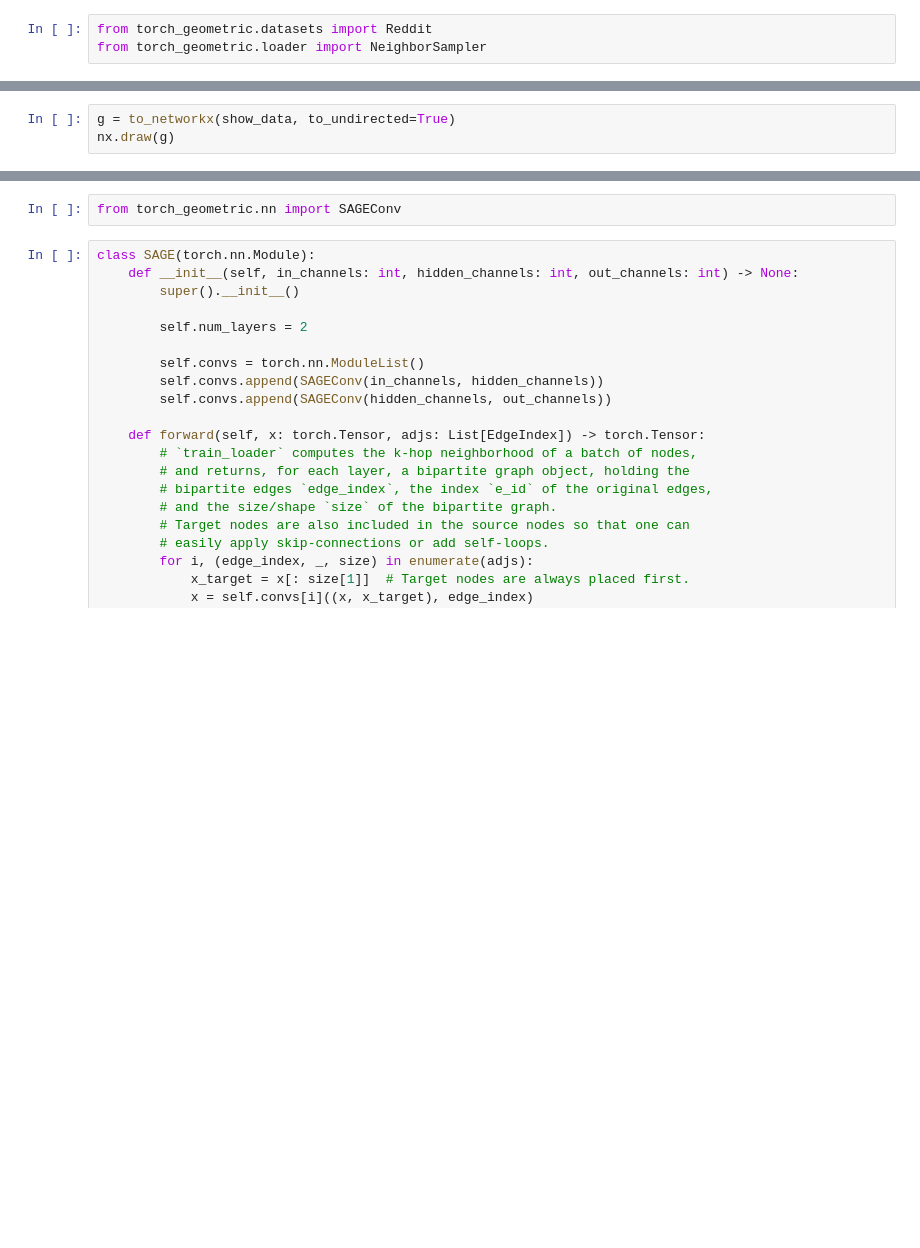
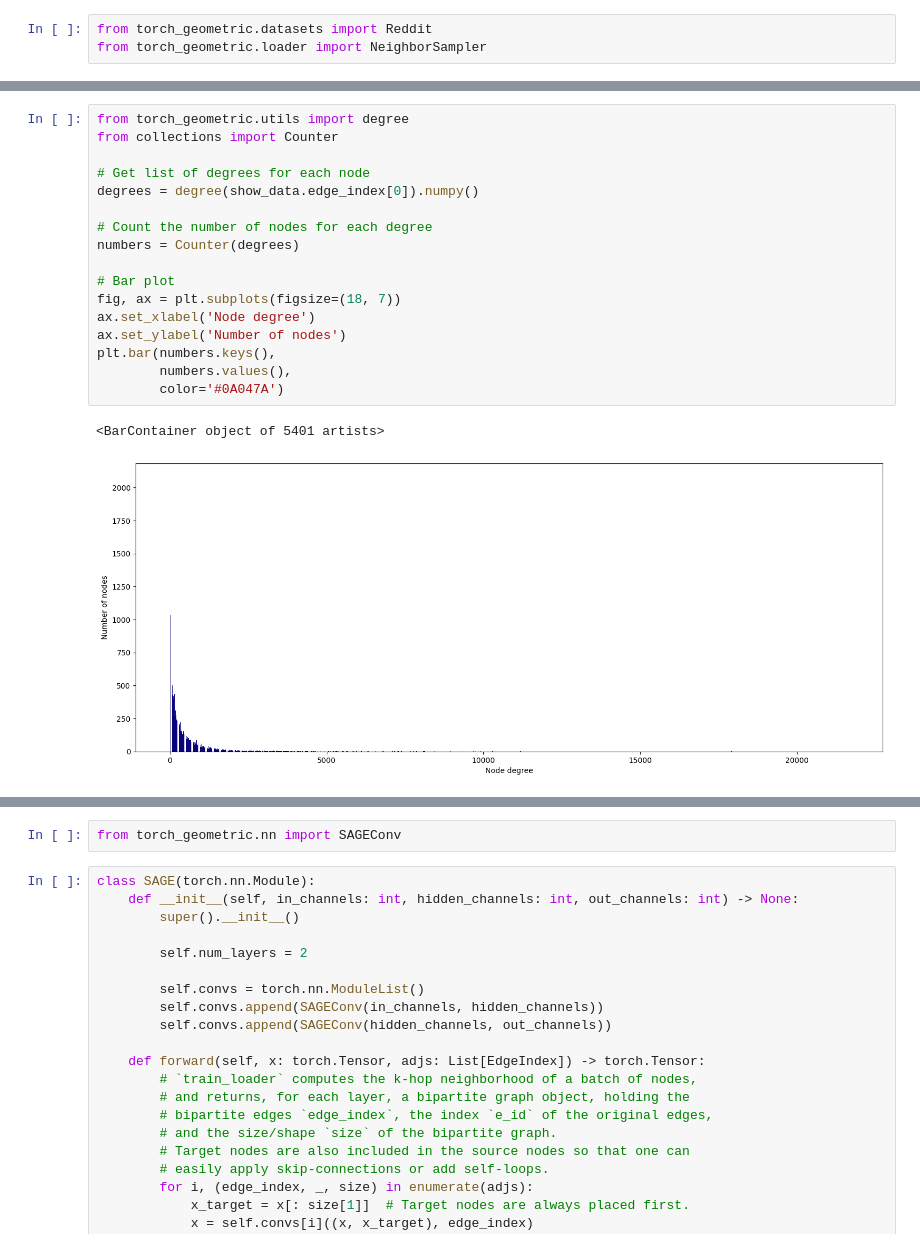
Before and after one commit to GitGood2000/114M_AI, a Jupyter notebook: CourseProject/CP.ipynb, the cells around one changed output, grey strips where cells are left out. Drawn from its saved outputs; the diff is of its cells as text; blank space fills up the shorter version.

```diff
--- a/CourseProject/CP.ipynb
+++ b/CourseProject/CP.ipynb
@@ -60,3 +70,20 @@ Data(x=[232965, 602], edge_index=[2, 114615892], y=[232965], train_mask=[232965]
 # %%
-g = to_networkx(show_data, to_undirected=True)
-nx.draw(g)
+from torch_geometric.utils import degree
+from collections import Counter
+
+# Get list of degrees for each node
+degrees = degree(show_data.edge_index[0]).numpy()
+
+# Count the number of nodes for each degree
+numbers = Counter(degrees)
+
+# Bar plot
+fig, ax = plt.subplots(figsize=(18, 7))
+ax.set_xlabel('Node degree')
+ax.set_ylabel('Number of nodes')
+plt.bar(numbers.keys(),
+        numbers.values(),
+        color='#0A047A')
+# %% [output]
+<BarContainer object of 5401 artists>
+[figure, added]
```
Also changed, not shown: parts of 7 cells of this notebook, 1 other file.
